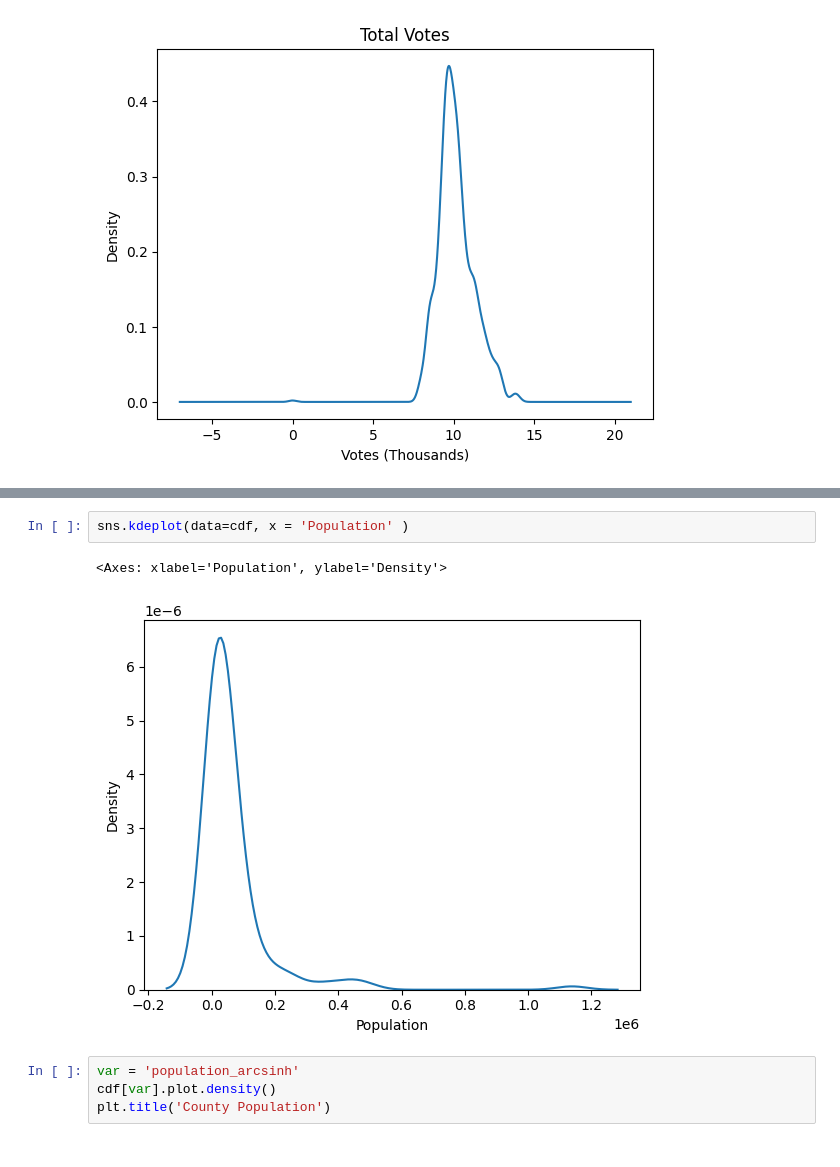
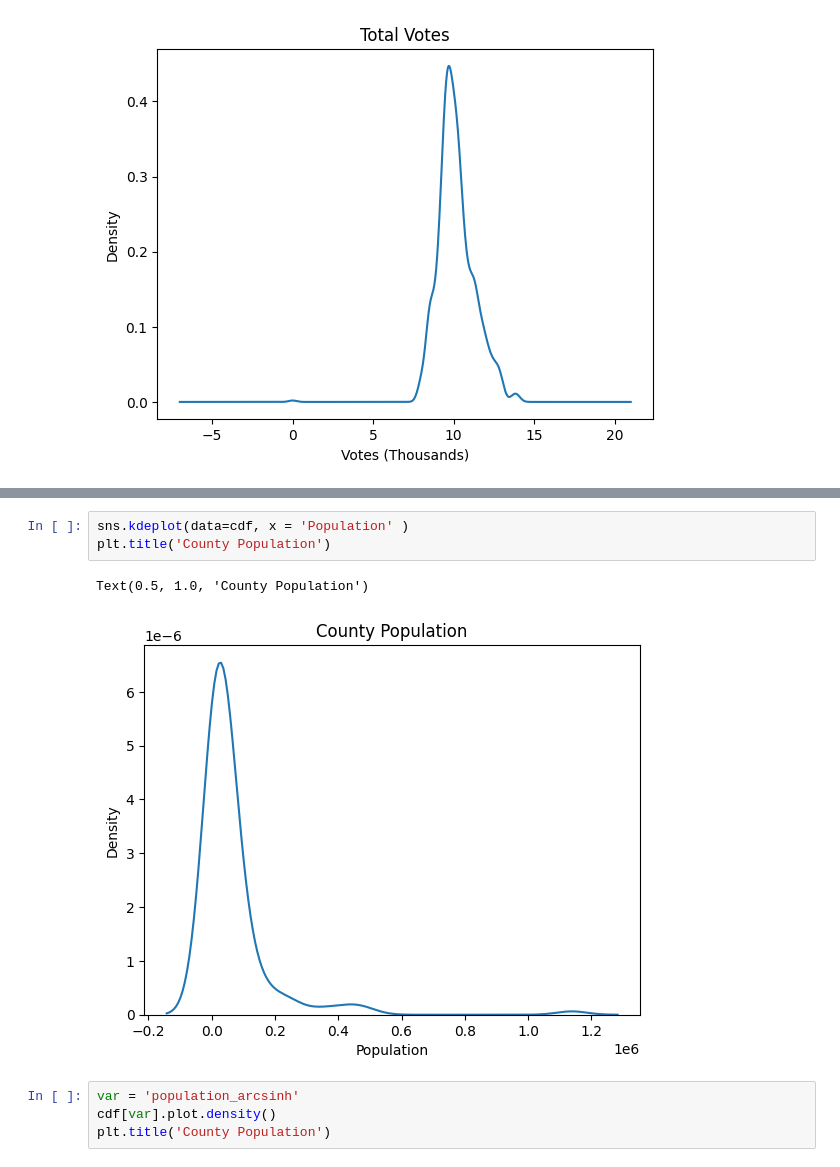
Before and after one commit to kelseymatsik/project_voting, a Jupyter notebook: Visuals_Density_Plots.ipynb, the cells around one changed output, grey strips where cells are left out. Cells and saved outputs as stored; diff of their text form.

```diff
--- a/Visuals_Density_Plots.ipynb
+++ b/Visuals_Density_Plots.ipynb
@@ -71,8 +71,9 @@ cdf.head()
 # %%
 sns.kdeplot(data=cdf, x = 'Population' )
+plt.title('County Population')
 # %% [output]
-<Axes: xlabel='Population', ylabel='Density'>
+Text(0.5, 1.0, 'County Population')
-[figure, old version]
+[figure, new version]
 # %%
 var = 'population_arcsinh'
 cdf[var].plot.density()
```
Also changed, not shown: parts of 4 cells of this notebook.
